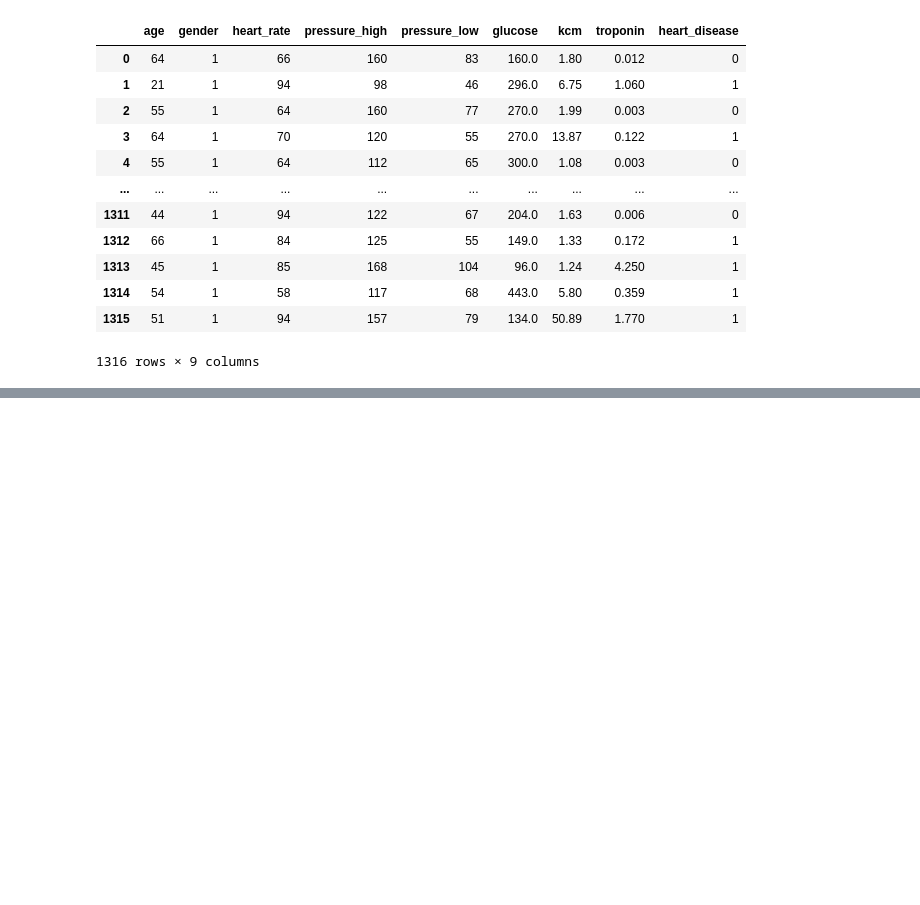
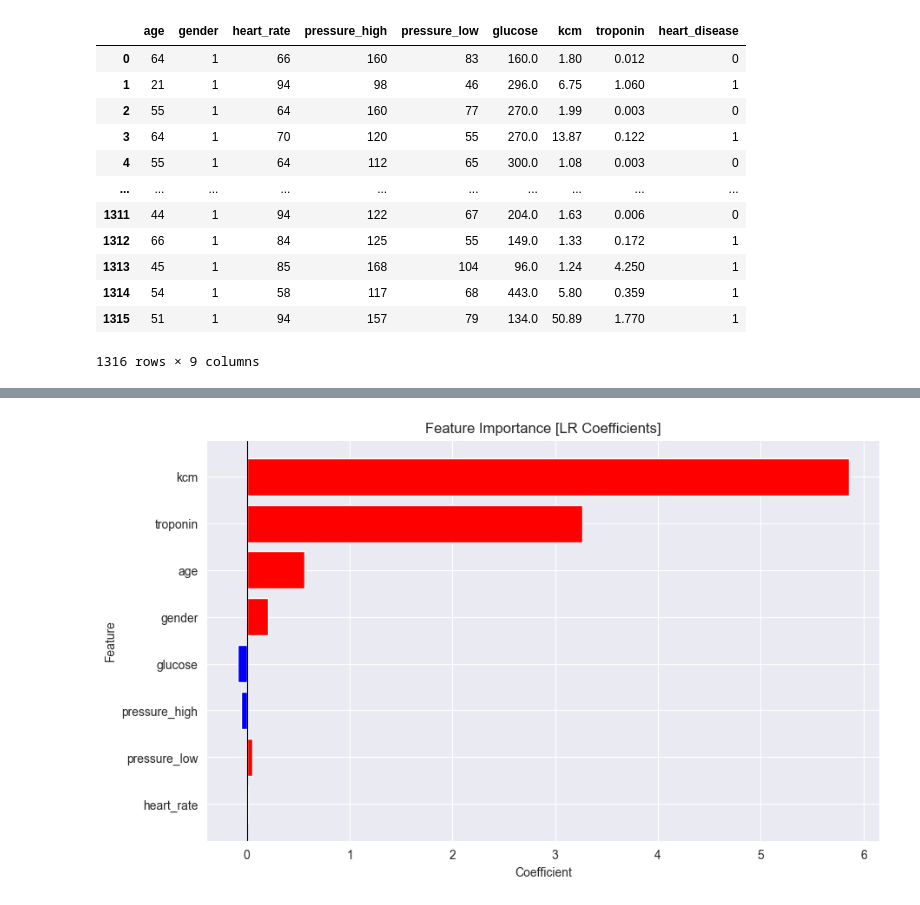
Before and after one commit to plamensve/DS_FINAL_PROJECT, a Jupyter notebook: notebooks/06_modeling_dataset_1.ipynb, the cells around one changed output, grey strips where cells are left out. Drawn from its saved outputs; the diff is of its cells as text; code cells hidden in the pictures; blank space fills up the shorter version.

```diff
--- a/notebooks/06_modeling_dataset_1.ipynb
+++ b/notebooks/06_modeling_dataset_1.ipynb
@@ -39,0 +178,16 @@ data
+# %%
+# Extract and rank feature importance from Logistic Regression coefficients
+# - Coefficient sign (+/-) indicates direction of impact on heart disease prediction
+# - Absolute value of coefficient shows the strength of influence
+# - Sorting helps us identify the most important predictors
+coefficients = log_reg.coef_[0]
+
+feature_importance = pd.DataFrame({
+    "Feature": X.columns,
+    "Coefficient": coefficients
+})
+
+feature_importance["Abs_Coefficient"] = feature_importance["Coefficient"].abs()
+feature_importance = feature_importance.sort_values(by="Abs_Coefficient", ascending=False)
+
+feature_importance
@@ -39,0 +204,23 @@ data
+# %%
+# Visualize the ranked feature importance from Logistic Regression
+# - Features are sorted by absolute coefficient values (most important at the top)
+# - Red bars indicate positive impact on heart disease prediction (higher risk)
+# - Blue bars indicate negative impact (protective effect)
+# - The vertical line at 0 separates positive vs negative influence
+feature_importance_sorted = feature_importance.sort_values(
+    by="Abs_Coefficient", ascending=True
+)
+
+plt.figure(figsize=(10,6))
+plt.barh(
+    feature_importance_sorted["Feature"],
+    feature_importance_sorted["Coefficient"],
+    color=["red" if c > 0 else "blue" for c in feature_importance_sorted["Coefficient"]]
+)
+plt.title("Feature Importance [LR Coefficients]")
+plt.axvline(0, color="black", linewidth=0.8)
+plt.xlabel("Coefficient")
+plt.ylabel("Feature")
+plt.show()
+# %% [output]
+[figure, added]
```
Also changed, not shown: parts of 14 cells of this notebook, 3 other files.
